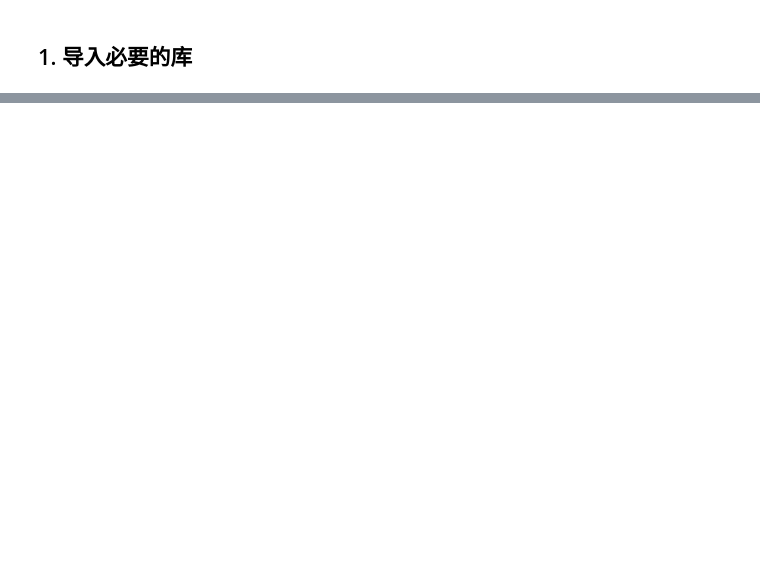
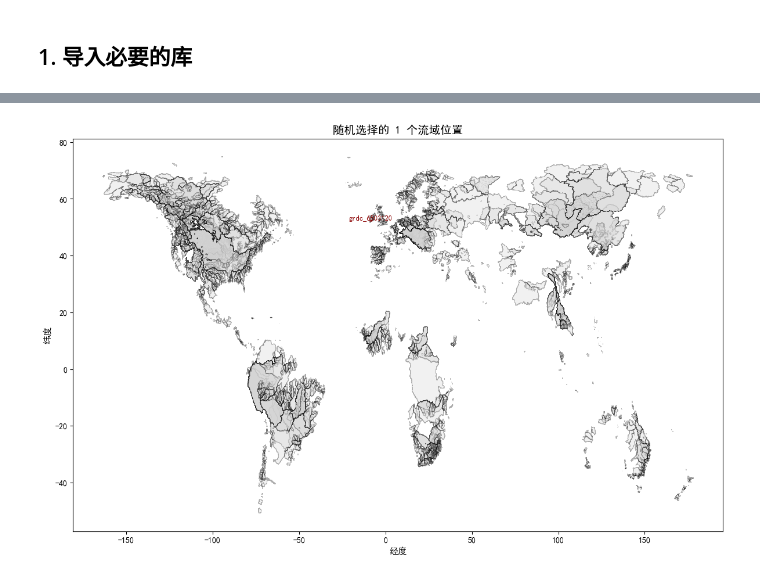
Before and after one commit to iHeadWater/digital_twin_watershed_homework, a Jupyter notebook: 1_data_acquisition.ipynb, the cells around one changed output, grey strips where cells are left out. Cells and saved outputs as stored; diff of their text form; code cells hidden in the pictures; blank space fills up the shorter version.

```diff
--- a/1_data_acquisition.ipynb
+++ b/1_data_acquisition.ipynb
@@ -561,0 +76,20 @@ ftproot/
+# %%
+shapefile_path = "/ftproot/watergpt/shapes/basins.shp"  # 这里是服务器上的路径，请根据实际路径调整
+
+try:
+    basins_gdf = gpd.read_file(shapefile_path)
+
+    print(f"成功读取流域数据！")
+    print(f"流域总数: {len(basins_gdf)}")
+    print(f"\n流域数据前5行：")
+    print(basins_gdf.head())
+
+    # 显示字段信息
+    print(f"\n字段列表: {list(basins_gdf.columns)}")
+    print(f"坐标系统: {basins_gdf.crs}")
+
+except FileNotFoundError:
+    print(f"错误: 找不到文件 {shapefile_path}")
+    print("请确保 shapefile 文件已放置在 shape/ 目录下")
+except Exception as e:
+    print(f"读取 shapefile 时出错: {e}")
@@ -561,0 +121,69 @@ ftproot/
+# %%
+# ============ 自定义选择流域数量 ============
+NUM_BASINS = 1  # 选择流域的数量，默认为1
+
+# 设置随机种子以确保可重复性
+random.seed(42)
+
+# 从所有流域中随机选择指定数量的流域
+if NUM_BASINS > len(basins_gdf):
+    print(f"警告: 请求的流域数量 ({NUM_BASINS}) 超过总数 ({len(basins_gdf)})，将选择所有流域")
+    NUM_BASINS = len(basins_gdf)
+
+random_indices = random.sample(range(len(basins_gdf)), NUM_BASINS)
+selected_basins = basins_gdf.iloc[random_indices].copy()
+
+print(f"随机选择了 {NUM_BASINS} 个流域")
+print(f"流域索引: {random_indices}")
+print(f"\n选中的流域信息:")
+for idx, (i, basin) in enumerate(selected_basins.iterrows()):
+    basin_id = basin['BASIN_ID']
+    basin_area = basin['AREA']
+    print(f"  {idx+1}. 流域ID: {basin_id}, 面积: {basin_area:.2f} km²")
+
+# 如果只选择一个流域，将其设为示例流域
+if NUM_BASINS == 1:
+    example_basin = selected_basins
+    example_basin_id = example_basin['BASIN_ID'].values[0]
+    basin_area = example_basin['AREA'].values[0]
+
+    print(f"\n示例流域:")
+    print(f"  流域ID: {example_basin_id}")
+    print(f"  流域面积: {basin_area:.2f} km²")
+
+    # 获取流域边界
+    basin_bounds = example_basin.total_bounds
+    print(f"  流域边界 [minx, miny, maxx, maxy]: {basin_bounds}")
+else:
+    # 多个流域时，使用第一个作为示例
+    example_basin = selected_basins.iloc[0:1]
+    example_basin_id = example_basin['BASIN_ID'].values[0]
+    basin_area = example_basin['AREA'].values[0]
+
+    print(f"\n使用第一个流域作为示例:")
+    print(f"  流域ID: {example_basin_id}")
+    print(f"  流域面积: {basin_area:.2f} km²")
+
+    # 获取流域边界
+    basin_bounds = example_basin.total_bounds
+    print(f"  流域边界 [minx, miny, maxx, maxy]: {basin_bounds}")
+
+# 可视化流域位置
+fig, ax = plt.subplots(1, 1, figsize=(12, 10))
+basins_gdf.plot(ax=ax, color='lightgray', edgecolor='black', alpha=0.3, linewidth=0.5)
+selected_basins.plot(ax=ax, color='red', edgecolor='darkred', linewidth=2, alpha=0.6)
+
+# 标注流域ID
+for idx, (i, basin) in enumerate(selected_basins.iterrows()):
+    centroid = basin.geometry.centroid
+    ax.annotate(basin['BASIN_ID'], xy=(centroid.x, centroid.y),
+                fontsize=9, ha='center', color='darkred', fontweight='bold')
+
+ax.set_title(f'随机选择的 {NUM_BASINS} 个流域位置', fontsize=14, fontweight='bold')
+ax.set_xlabel('经度', fontsize=11)
+ax.set_ylabel('纬度', fontsize=11)
+plt.tight_layout()
+plt.show()
+
+print(f"\n提示: 修改 NUM_BASINS 参数可以选择不同数量的流域")
+# %% [output]
@@ -561,0 +200 @@ ftproot/
+[figure, added]
```
Also changed, not shown: parts of 47 cells of this notebook, 4 other files.
